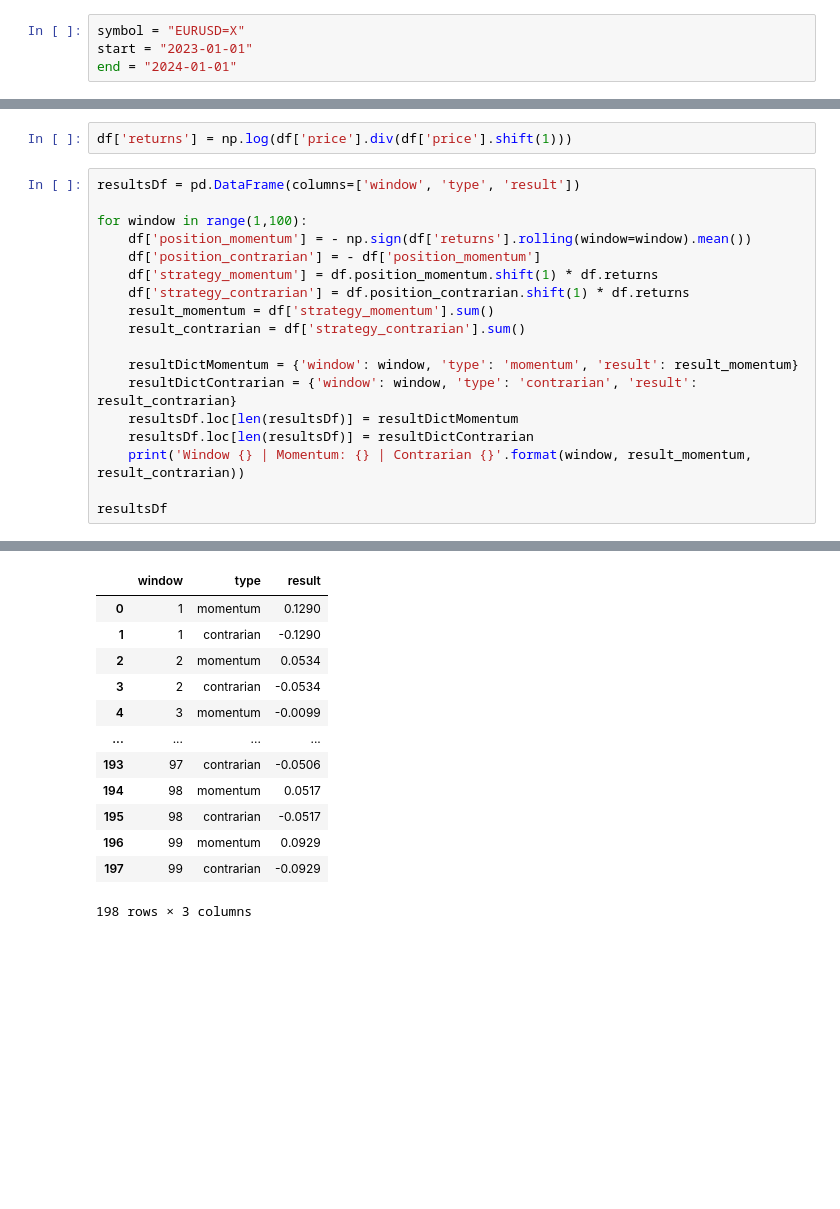
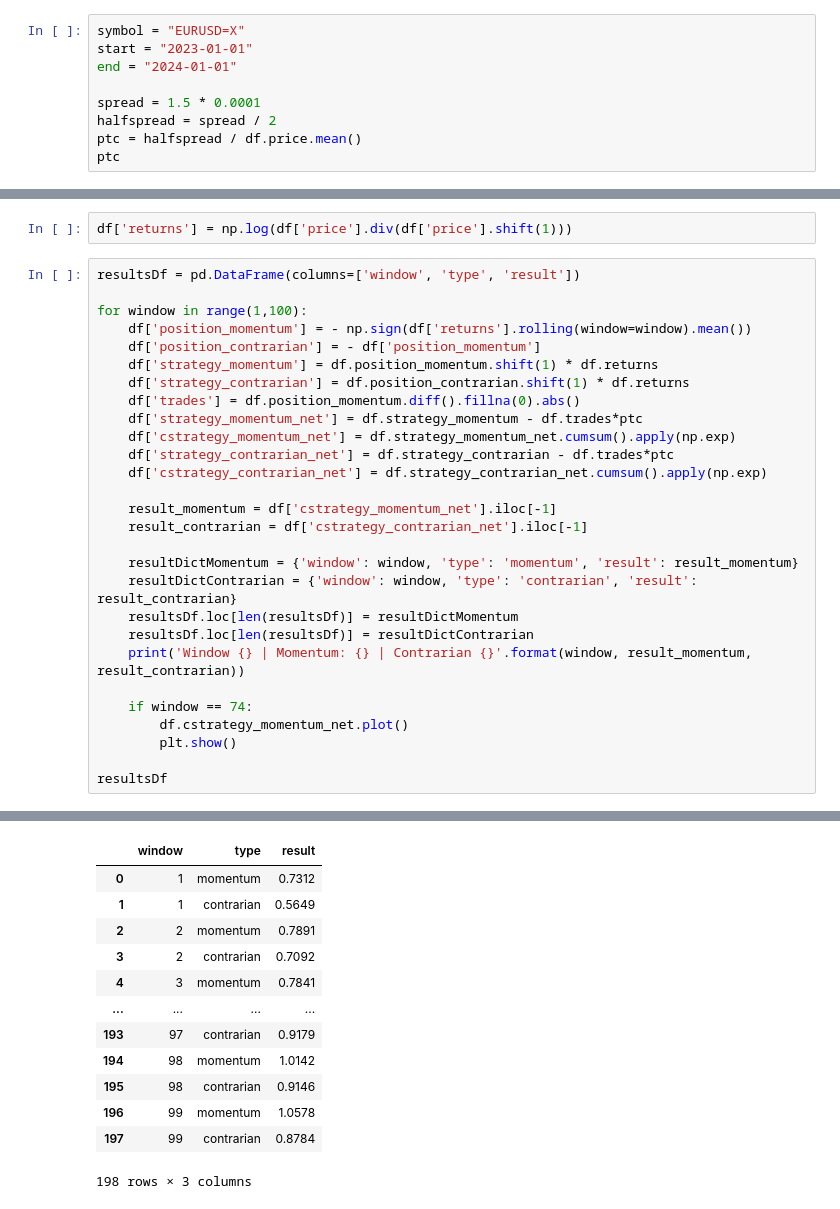
Before and after one commit to kurumbus/algorithmic-trading, a Jupyter notebook: momentum-contrarian-opt.ipynb, the cells around one changed output, grey strips where cells are left out. Cells and saved outputs as stored; diff of their text form; blank space fills up the shorter version.

```diff
--- a/momentum-contrarian-opt.ipynb
+++ b/momentum-contrarian-opt.ipynb
@@ -11,3 +11,8 @@ from itertools import product
 symbol = "EURUSD=X"
 start = "2023-01-01"
 end = "2024-01-01"
+
+spread = 1.5 * 0.0001
+halfspread = spread / 2
+ptc = halfspread / df.price.mean()
+ptc
@@ -41,8 +48,14 @@ for window in range(1,100):
     df['position_contrarian'] = - df['position_momentum']
     df['strategy_momentum'] = df.position_momentum.shift(1) * df.returns
     df['strategy_contrarian'] = df.position_contrarian.shift(1) * df.returns
-    result_momentum = df['strategy_momentum'].sum()
-    result_contrarian = df['strategy_contrarian'].sum()
+    df['trades'] = df.position_momentum.diff().fillna(0).abs()
+    df['strategy_momentum_net'] = df.strategy_momentum - df.trades*ptc
+    df['cstrategy_momentum_net'] = df.strategy_momentum_net.cumsum().apply(np.exp)
+    df['strategy_contrarian_net'] = df.strategy_contrarian - df.trades*ptc
+    df['cstrategy_contrarian_net'] = df.strategy_contrarian_net.cumsum().apply(np.exp)
+
+    result_momentum = df['cstrategy_momentum_net'].iloc[-1]
+    result_contrarian = df['cstrategy_contrarian_net'].iloc[-1]
 
     resultDictMomentum = {'window': window, 'type': 'momentum', 'result': result_momentum}
     resultDictContrarian = {'window': window, 'type': 'contrarian', 'result': result_contrarian}
@@ -50,5 +63,9 @@ for window in range(1,100):
     resultsDf.loc[len(resultsDf)] = resultDictContrarian
     print('Window {} | Momentum: {} | Contrarian {}'.format(window, result_momentum, result_contrarian))
 
+    if window == 74:
+        df.cstrategy_momentum_net.plot()
+        plt.show()
+
 resultsDf
 # %% [output]
@@ -72,16 +107,16 @@ Window 99 | Momentum: 0.09293910391823731 | Contrarian -0.09293910391823731
 |  | window | type | result |
-| 0 | 1 | momentum | 0.1290 |
-| 1 | 1 | contrarian | -0.1290 |
-| 2 | 2 | momentum | 0.0534 |
-| 3 | 2 | contrarian | -0.0534 |
-| 4 | 3 | momentum | -0.0099 |
+| 0 | 1 | momentum | 0.7312 |
+| 1 | 1 | contrarian | 0.5649 |
+| 2 | 2 | momentum | 0.7891 |
+| 3 | 2 | contrarian | 0.7092 |
+| 4 | 3 | momentum | 0.7841 |
 | ... | ... | ... | ... |
-| 193 | 97 | contrarian | -0.0506 |
-| 194 | 98 | momentum | 0.0517 |
-| 195 | 98 | contrarian | -0.0517 |
-| 196 | 99 | momentum | 0.0929 |
-| 197 | 99 | contrarian | -0.0929 |
+| 193 | 97 | contrarian | 0.9179 |
+| 194 | 98 | momentum | 1.0142 |
+| 195 | 98 | contrarian | 0.9146 |
+| 196 | 99 | momentum | 1.0578 |
+| 197 | 99 | contrarian | 0.8784 |
-198 rows × 3 columns
+198 rows × 3 columns
 # %%
 resultsDf['result'].where(resultsDf['type'] == 'momentum')
 resultsDf['result'].where(resultsDf['type'] == 'contrarian').hist(bins=100)
```
Also changed, not shown: parts of 6 cells of this notebook, 1 other file.
